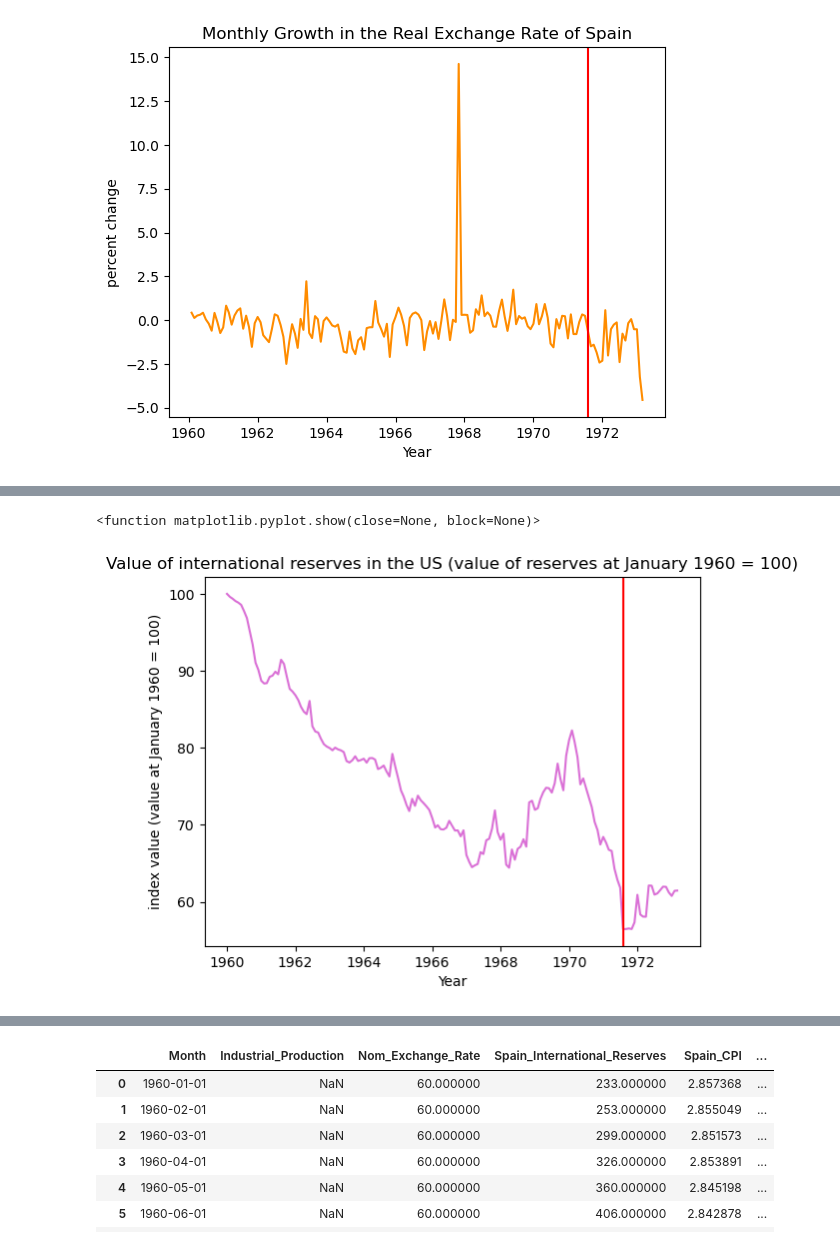
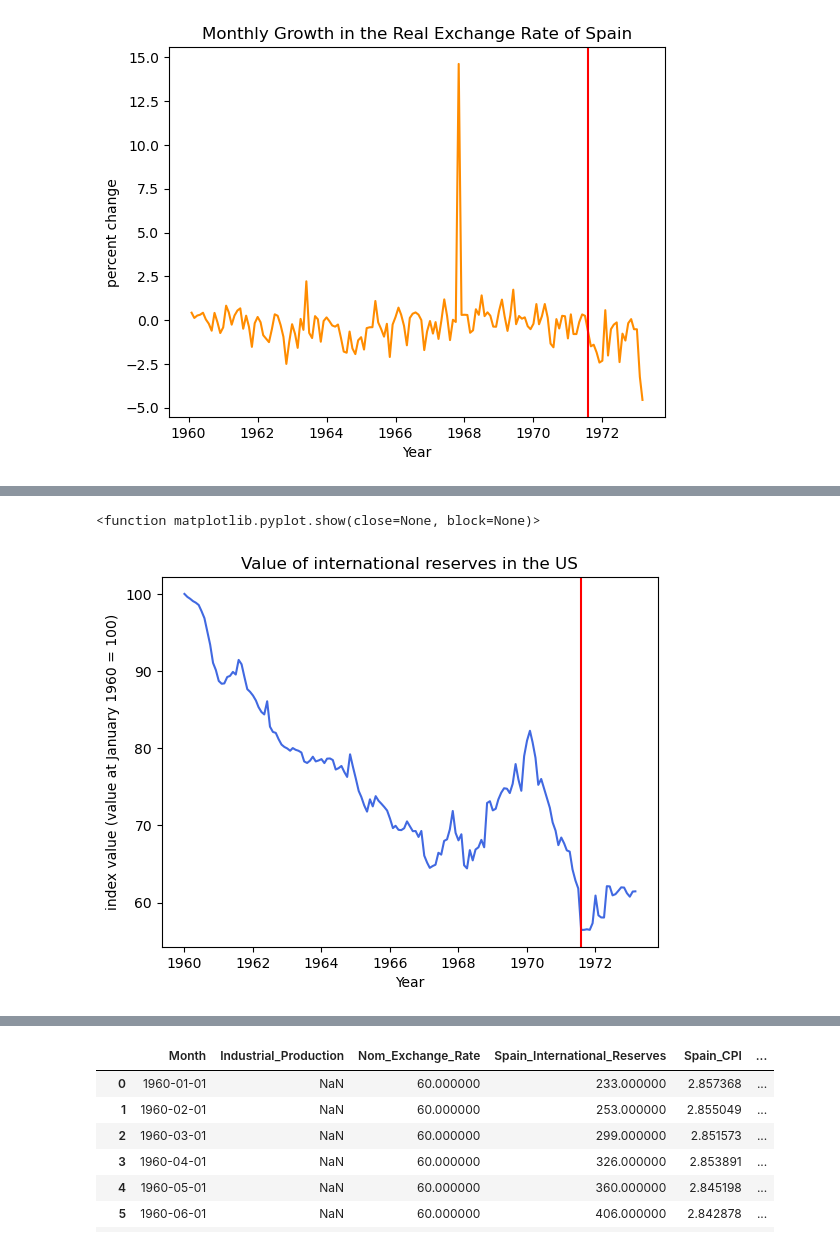
Before and after one commit to sophie-hy-fung/spain-bretton-woods, a Jupyter notebook: data_cleaning.ipynb, the cells around one changed output, grey strips where cells are left out. Cells and saved outputs as stored; diff of their text form; code cells hidden in the pictures.

```diff
--- a/data_cleaning.ipynb
+++ b/data_cleaning.ipynb
@@ -131,14 +132,14 @@ plt.show
 # %%
 plt.plot(shortened_df['Month'], shortened_df['US_International_Reserves_Index'], color='royalblue')
 plt.axvline(x = datetime.datetime(1971, 8, 1), color='r')
-plt.title('Value of international reserves in the US (value of reserves at January 1960 = 100)')
+plt.title('Value of international reserves in the US')
 plt.xlabel('Year')
 plt.ylabel('index value (value at January 1960 = 100)')
 plt.savefig('figures/US_International_Reserves_Index.png')
 plt.show
 # %% [output]
 <function matplotlib.pyplot.show(close=None, block=None)>
-[figure, old version]
+[figure, new version]
 # %%
 plt.plot(shortened_df['Month'], shortened_df['Spain_Monthly_Inflation'], color='darkorange')
 plt.axvline(x = datetime.datetime(1971, 8, 1), color='r')
```
Also changed, not shown: parts of 6 cells of this notebook, 1 other file.
